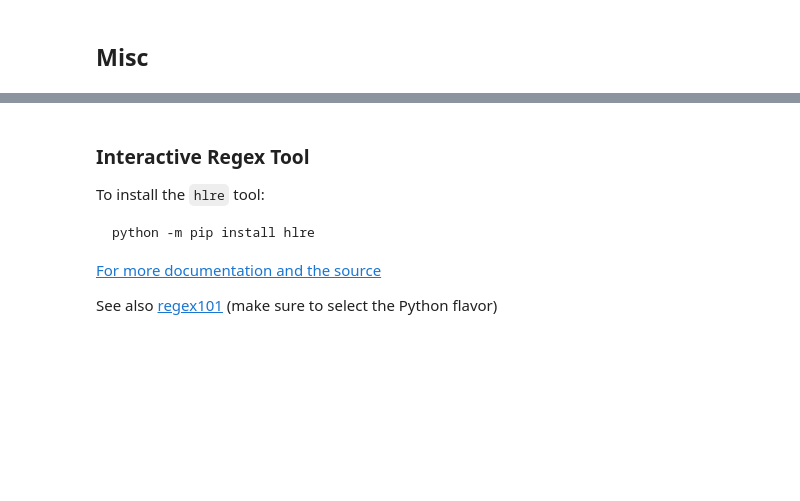
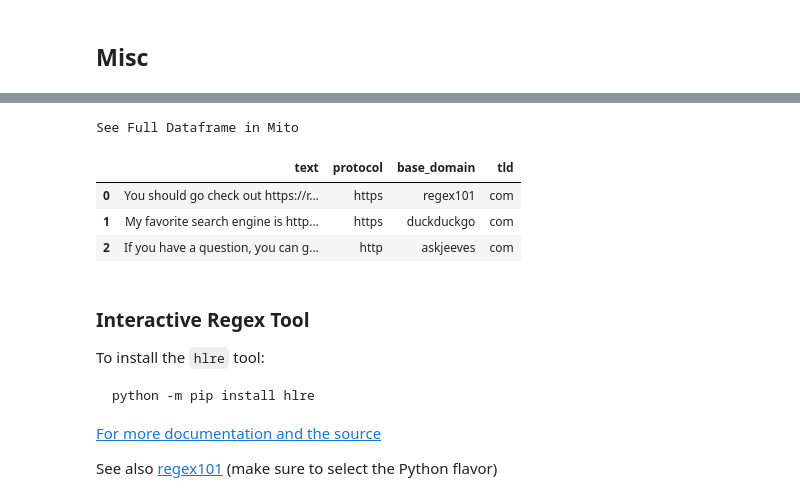
Before and after one commit to nicholas-dougherty/natural-language-processing-exercises, a Jupyter notebook: regex_lesson_student.ipynb, the cells around one changed output, grey strips where cells are left out. Saved outputs shown, nothing was run; the diff lists cells and outputs as text; code cells hidden in the pictures; blank space fills up the shorter version.

```diff
--- a/regex_lesson_student.ipynb
+++ b/regex_lesson_student.ipynb
@@ -420,3 +589,13 @@ df.text.str.extract(r'(https?)://(\w+)\.(\w+)')
+# %%
+url_parts = df.text.str.extract(r'(https?)://(\w+)\.(\w+)')
+url_parts.columns = ['protocol', 'base_domain', 'tld']
+pd.concat([df, url_parts], axis=1)
+# %% [output]
+See Full Dataframe in Mito
+|  | text | protocol | base_domain | tld |
+| 0 | You should go check out https://r... | https | regex101 | com |
+| 1 | My favorite search engine is http... | https | duckduckgo | com |
+| 2 | If you have a question, you can g... | http | askjeeves | com |
 # %% [markdown]
 ### Interactive Regex Tool
 
```
Also changed, not shown: parts of 21 cells of this notebook, 1 other file.
